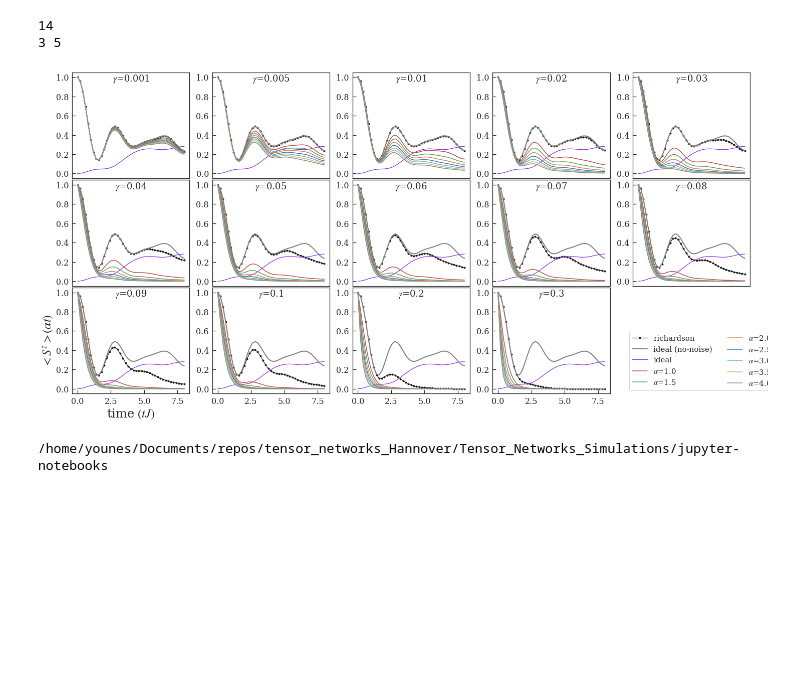
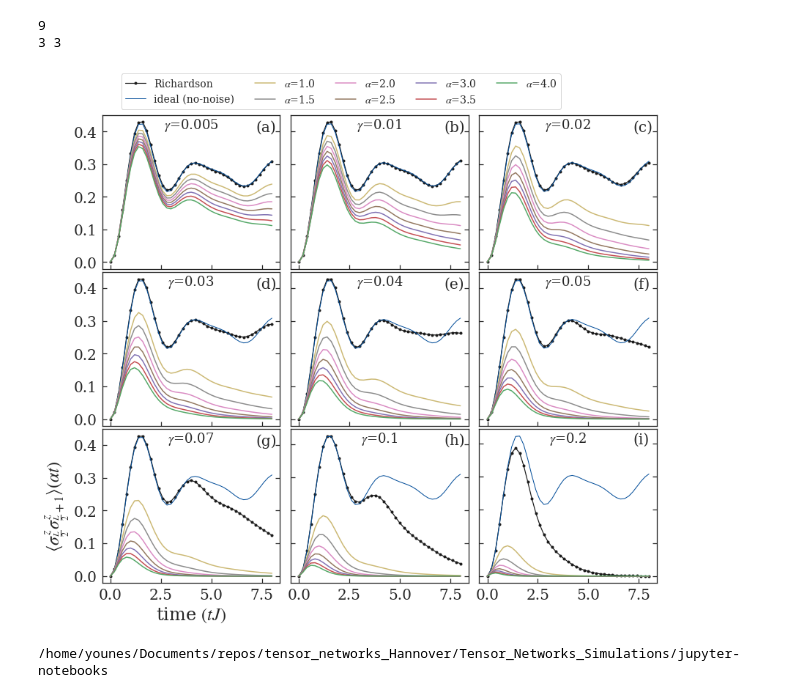
Before and after one commit to y-javanmard/Tensor_Networks_Simulations, a Jupyter notebook: jupyter-notebooks/ZNE-analyse.ipynb, the cells around one changed output. Saved outputs shown, nothing was run; the diff lists cells and outputs as text; code cells hidden in the pictures; blank space fills up the shorter version.

```diff
--- a/jupyter-notebooks/ZNE-analyse.ipynb
+++ b/jupyter-notebooks/ZNE-analyse.ipynb
@@ -73,6 +74,11 @@ cPickle_off = open(path/f'subdata_TFIChain_{L}_{chi_max}'/f'mzs_scale-{1.0}_gamm
 dta = cPickle.load(cPickle_off)
 data_mz0 = dta
 
+
+cPickle_off = open(path/f'subdata_TFIChain_{L}_{chi_max}'/f'czz_scale-{1.0}_gamma-{0.0}.pickle', "rb")
+dta = cPickle.load(cPickle_off)
+data_czz = dta
+
 data_mx0
 
 ts0 = 0.2*np.arange(0, len(dta))
@@ -107,9 +135,9 @@ data = {}
 #scale_list = [1.0, 1.25, 1.5, 1.75, 2]#, 2.25, 2.5, 2.75, 3.0, 3.25, 3.5, 3.75, 4.0]
 scale_list = [1.0, 1.5, 2.0, 2.5, 3.0,3.5, 4.0]#, 1.5,  2.0, 2.5, 3.0, 3.5, 4.0]#, 2.0, 2.5, 3.0, 3.5, 4.0]
 #scale_list = [0.25, 0.5, 0.75, 1.0]
-gamma_list = [0.001, 0.0025, 0.005, 0.0075, 0.01, 0.015, 0.02, 0.025, 0.03, 0.035, 0.04, 0.045, 0.05, 0.06, 0.07, 0.08, 0.09, 0.1]
+gamma_list = [0.001, 0.0025, 0.005, 0.0075, 0.01, 0.02, 0.03, 0.04, 0.05, 0.06, 0.07, 0.08, 0.09, 0.1, 0.15, 0.2, 0.3, 0.4, 0.5]
 #gamma_list = [0.001, 0.005, 0.01, 0.02, 0.05]#[0.001, 0.0025, 0.005, 0.0075, 0.01, 0.015, 0.02, 0.03, 0.05, 0.1, 0.25, 0.5]#[0.001, 0.0025, 0.005, 0.0075, 0.01, 0.015, 0.02, 0.03, 0.01, 0.05, 0.1, 0.25, 0.5]
-gamma_list = [0.001, 0.005, 0.01, 0.02, 0.03, 0.04, 0.05, 0.06, 0.07, 0.08, 0.09, 0.1, 0.2, 0.3]
+#gamma_list = [0.005, 0.01, 0.02, 0.03, 0.04, 0.05, 0.06, 0.07, 0.08, 0.09, 0.1, 0.2, 0.3]
 len_gamma = len(gamma_list)
 colors = get_colors(len_gamma)
 colors = sns.color_palette(n_colors=len_gamma, palette="deep")[::-1]
@@ -180,13 +250,19 @@ sns.set_theme(style="ticks",)
 figure_styling()
 data = {}
 #scale_list = [1, 1.25, 1.5, 1.75, 2, 2.25, 2.5, 2.75, 3.0, 3.25, 3.5, 3.75, 4.0]
-#gamma_list = [0.001, 0.0025, 0.005, 0.0075, 0.01, 0.015, 0.02, 0.03, 0.01, 0.05, 0.1, 0.25, 0.5]
+gamma_list = [0.005, 0.01, 0.02, 0.03, 0.04, 0.05, 0.07, 0.1, 0.2]
 print(len(gamma_list))
 nrows = 3
 ncols = int(len(gamma_list)/nrows)+1
+ncols = 3
 print(nrows, ncols)
 
-fig, ax = plt.subplots(nrows=nrows, ncols=ncols, figsize=(20,10), constrained_layout=False)
+#plt.style.use('ggplot')
+
+
+
+text="abcdefghijklmnopqrstuvwxyz"
+fig, ax = plt.subplots(nrows=nrows, ncols=ncols, figsize=(12,10), constrained_layout=False)
 m=0
 
 for i, gamma in enumerate(gamma_list):
@@ -194,48 +270,60 @@ for i, gamma in enumerate(gamma_list):
     m = np.floor_divide(i,ncols)
     n = np.mod(i,ncols)
     #print(m,n)
 
     for j, scale in enumerate(scale_list):
 
         if g:
-            line_rich = ax[m][n].plot(np.array(tss[f"ts_gamma{gamma}_scale{scale}"]),yout_richadson_mx[f"{gamma}"], marker="o", ms=3, color = "k",label="richardson" )
+            #line_rich = ax[m][n].plot(np.array(tss[f"ts_gamma{gamma}_scale{scale}"]),yout_richadson_mx[f"{gamma}"], marker="o", ms=3, color = "k",label="richardson" )
+            line_rich = ax[m][n].plot(np.array(tss[f"ts_gamma{gamma}_scale{scale}"]),yout_richadson_czz[f"{gamma}"], marker="o", ms=3, color = "k",label="Richardson" )
             #ax[m][n].plot(np.array(tss[f"ts_gamma{gamma}_scale{scale}"]),yout_richadson_mz[f"{gamma}"],marker="o", ms=3, color = "k",label="richardson" )
-            line_nonoise = ax[m][n].plot(ts0, data_mx0, lw = 2, color = '#808080',label="ideal (no-noise)")
-            ax[m][n].plot(ts0, data_mz0, color="#8A2BE2",label="ideal")
+            #line_nonoise = ax[m][n].plot(ts0, data_mx0, lw = 2, color = '#808080',label="ideal (no-noise)")
+            line_nonoise = ax[m][n].plot(ts0, data_czz, lw = 1, color = '#004C99',label="ideal (no-noise)")
+            #ax[m][n].plot(ts0, data_mz0, color="#8A2BE2",label="ideal")
             ax[m][n].set_title(fr"$\gamma$={gamma}")
-            ax[m][n].tick_params(axis='both', direction="in", which='major', labelsize=16)
-            ax[m][n].tick_params(axis='both', which='minor', labelsize=8)
+            ax[m][n].tick_params(axis='both', direction="in", which='major', labelsize=20)
+            ax[m][n].tick_params(axis='both', which='minor', labelsize=12)
+            tex = text[i]
+            ax[m][n].text(7.2, 0.4, "("+tex + ")", fontsize=20)
             g=False
-        line = ax[m][n].plot(np.array(tss[f"ts_gamma{gamma}_scale{scale}"]), np.array(mx_in[f"gamma={gamma}_scale={scale}"]), color=colors[j], lw=1.5,marker = "", ms=1, label=fr"$\alpha$={scale}")
+        #line = ax[m][n].plot(np.array(tss[f"ts_gamma{gamma}_scale{scale}"]), np.array(mx_in[f"gamma={gamma}_scale={scale}"]), color=colors[j], lw=1.5,marker = "", ms=1, label=fr"$\alpha$={scale}")
+        line = ax[m][n].plot(np.array(tss[f"ts_gamma{gamma}_scale{scale}"]), np.array(czz_in[f"gamma={gamma}_scale={scale}"]), color=colors[j], lw=1.5,marker = "", ms=1, label=fr"$\alpha$={scale}")
         #ax[m][n].plot(np.array(tss[f"ts_gamma{gamma}_scale{scale}"]), np.array(mz_in[f"gamma={gamma}_scale={scale}"]), color=colors[j], marker = "", ms=1, label=fr"$\alpha$={scale}")
         ax[m][n].set_title(fr"$\gamma$={gamma}", fontsize=18,  y=1.0, pad=-18)
         #ax[m][n].set_ylim(0.2,1)
         if n!=0:
-            pass
+            #pass
             #ax[m][n].axes.yaxis.set_visible(False)
+            ax[m][n].axes.yaxis.set_ticklabels([])
+            #ax[m][n].tick_params(which='both', bottom=True, right=True, top=False,labelbottom=False,labelleft=True )
         if m != 2:
-            ax[m][n].axes.xaxis.set_visible(False)
+            #ax[m][n].axes.xaxis.set_visible(False)
+            ax[m][n].axes.xaxis.set_ticklabels([])
+            #ax[m][n].tick_params(which='both', bottom=True, right=True, top=False,labelbottom=False, labelleft=True)
+    #ax[m][n].tick_params(labeltop=True, labelright=True)
+    ax[m][n].tick_params(which='both', bottom=True, right=True, top=False, labelbottom=True)
             #pass
 #for i in range(6):
 #    ax[2][i].set_xticks(range(0,9,2))
 #ax[0][0].set_ylim(0.2,0.4)
 ax[2][0].set_xlabel(fr"time $(tJ)$", fontsize=24)
-ax[2][0].set_ylabel(fr"$<S^z>(\alpha t)$", fontsize=24)
+ax[2][0].set_ylabel(r"$\langle \sigma^z_{\frac{L}{2}} \sigma^z_{\frac{L}{2}+1}\rangle(\alpha t)$", fontsize=24)
 
 lines, labels = ax[2][0].get_legend_handles_labels()
 
-fig.legend(lines, labels, loc = (0.81,0.095), ncol=2,fontsize=15)
-
+#fig.legend(lines, labels, loc = (0.1,0.91), ncol=5,fontsize=12, frameon=False)
+leg = fig.legend(lines, labels, loc='upper left', bbox_to_anchor=(0.13,0.07,1,1), shadow=False, ncol=5,fontsize=14,frameon=True)
 
 
 ax = trim_axs(ax, len(gamma_list))
 
 plt.tight_layout(h_pad=0, )
-plt.savefig(f"plot_depolarize_sz_{L}_chi_{chi_max}.png")
+plt.plot()
+plt.savefig(f"plot_depolarizing_czz_{L}_chi_{chi_max}.pdf", bbox_extra_artists=(leg,), bbox_inches='tight')
 # %% [output]
-14
-3 5
+9
+3 3
-[figure, old version]
+[figure, new version]
 # %%
 import os
 print(os.getcwd())
```
Also changed, not shown: parts of 9 cells of this notebook, 2 other files.
